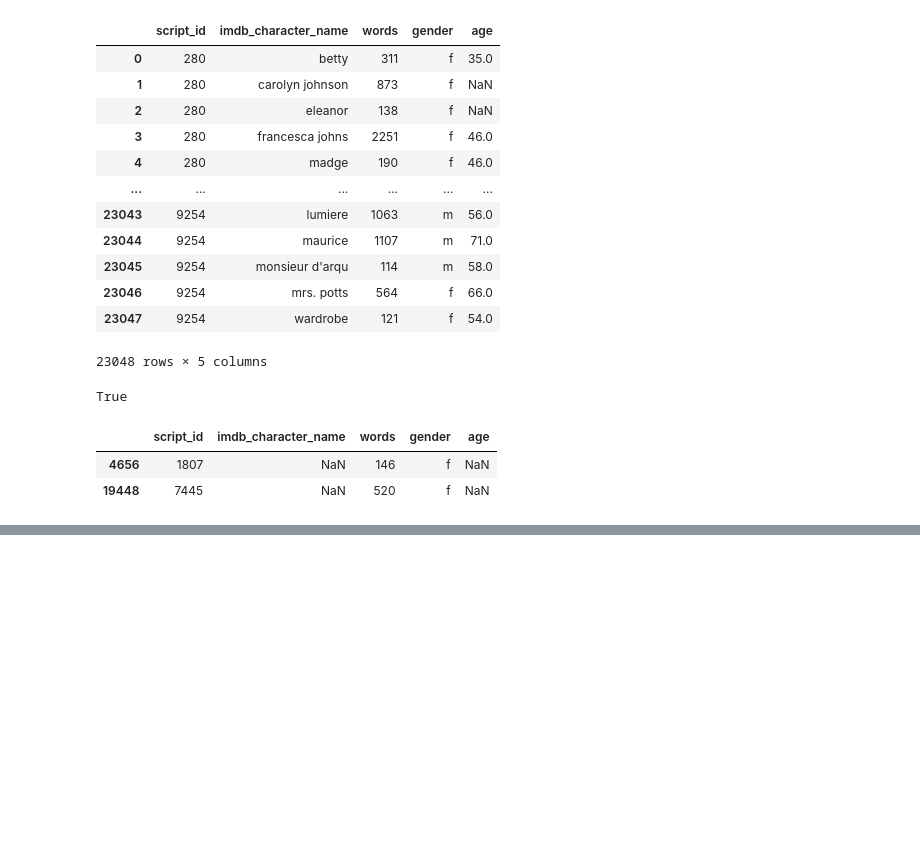
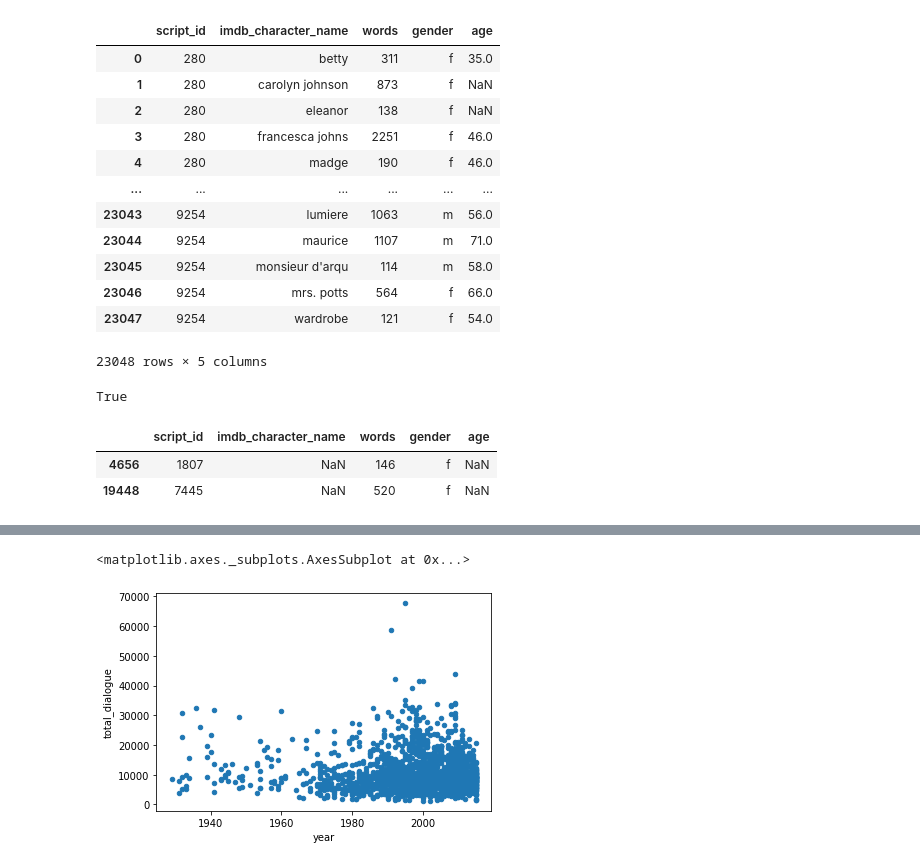
Before and after one commit to ZoeLeBlanc/IntroToDH2020, a Jupyter notebook: week7/InClass Assignment.ipynb, the cells around one changed output, grey strips where cells are left out. Saved outputs shown, nothing was run; the diff lists cells and outputs as text; code cells hidden in the pictures; blank space fills up the shorter version.

```diff
--- a/week7/InClass Assignment.ipynb
+++ b/week7/InClass Assignment.ipynb
@@ -67,0 +79,4 @@ ch_list[ch_list.imdb_character_name.isna()]
+# %%
+script_dialogue = ch_list.groupby('script_id')['words'].sum().reset_index(name="total_dialogue")
+# %%
+film_dialogue = pd.merge(film_data, script_dialogue, on='script_id')
@@ -67,0 +103,5 @@ ch_list[ch_list.imdb_character_name.isna()]
+# %%
+film_dialogue.plot.scatter(x='year', y='total_dialogue')
+# %% [output]
+<matplotlib.axes._subplots.AxesSubplot at 0x...>
+[figure, added]
```
Also changed, not shown: parts of 10 cells of this notebook, 6 other files.
